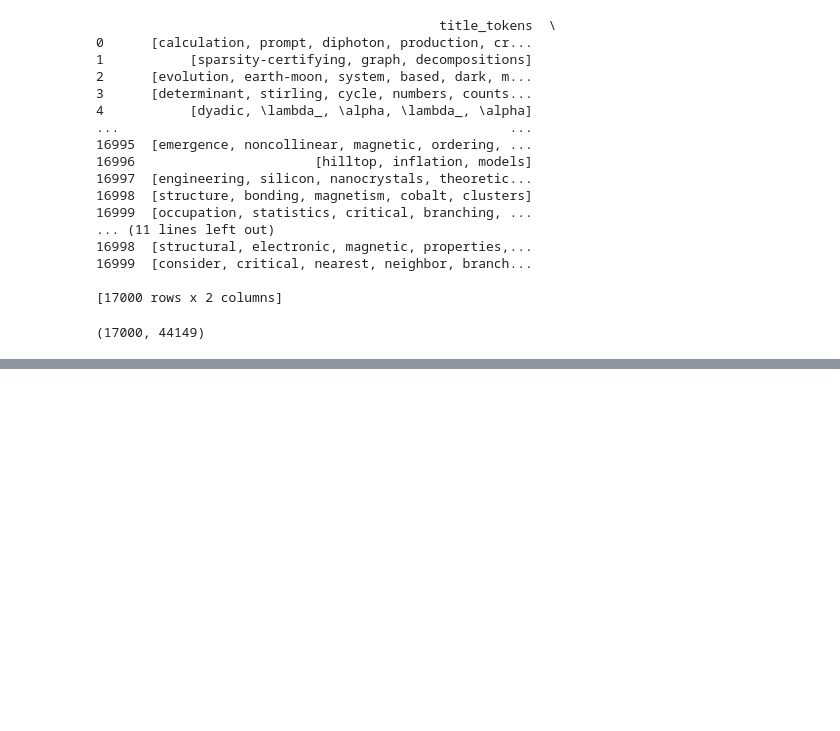
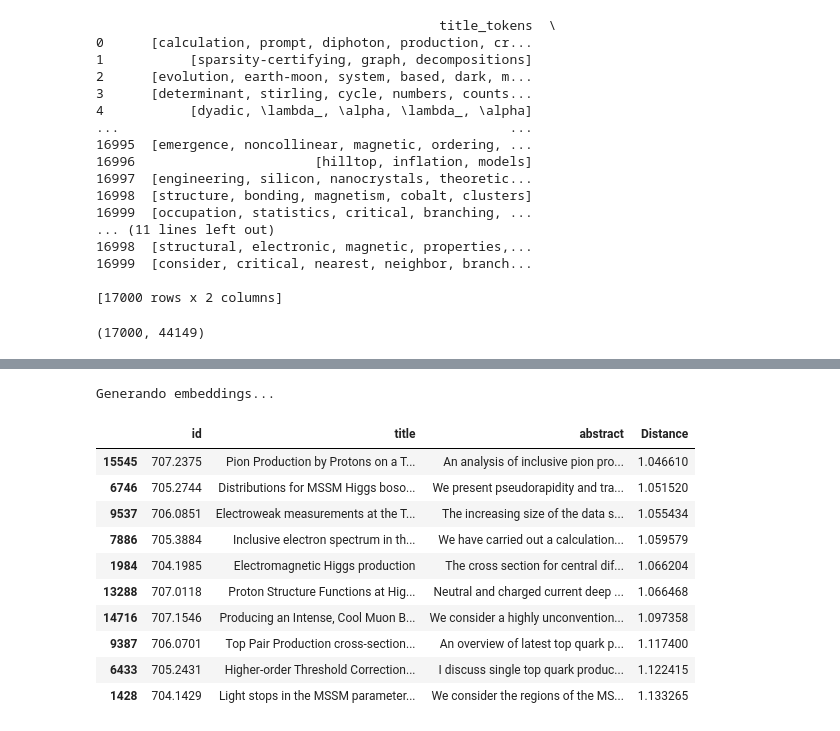
Before and after one commit to dsuquillo/ir25a, a Jupyter notebook: exercises/examen.ipynb, the cells around one changed output, grey strips where cells are left out. Cells and saved outputs as stored; diff of their text form; code cells hidden in the pictures; blank space fills up the shorter version.

```diff
--- a/exercises/examen.ipynb
+++ b/exercises/examen.ipynb
@@ -167,3 +165,14 @@ import faiss
 import os
 from dotenv import load_dotenv
 from openai import OpenAI
+# %%
+# Create embeddings for the recipes data
+model = SentenceTransformer('all-MiniLM-L6-v2')
+print("Generando embeddings...")
+embeddings = model.encode(data['abstract'].tolist(), convert_to_numpy=True)
+# %% [output]
+Generando embeddings...
+# %%
+# Create index FAISS
+index = faiss.IndexFlatL2(embeddings.shape[1])  # L2 distance
+index.add(embeddings)  # Add embeddings to the index
@@ -169,0 +184,29 @@ from openai import OpenAI
+# %%
+# Search function
+def search_faiss(query, top_k=10):
+    # Create embedding for the query
+    query_embedding = model.encode([query], convert_to_numpy=True)
+
+    # Search in the index
+    distances, indices = index.search(query_embedding, top_k)
+
+    # Get the results from the original data
+    results = data.iloc[indices[0]].copy()
+    results['Distance'] = distances[0]
+
+    return results[['id', 'title', 'abstract', 'Distance']]
+# %%
+# Search function
+search_faiss(query)
+# %% [output]
+|  | id | title | abstract | Distance |
+| 15545 | 707.2375 | Pion Production by Protons on a T... | An analysis of inclusive pion pro... | 1.046610 |
+| 6746 | 705.2744 | Distributions for MSSM Higgs boso... | We present pseudorapidity and tra... | 1.051520 |
+| 9537 | 706.0851 | Electroweak measurements at the T... | The increasing size of the data s... | 1.055434 |
+| 7886 | 705.3884 | Inclusive electron spectrum in th... | We have carried out a calculation... | 1.059579 |
+| 1984 | 704.1985 | Electromagnetic Higgs production | The cross section for central dif... | 1.066204 |
+| 13288 | 707.0118 | Proton Structure Functions at Hig... | Neutral and charged current deep ... | 1.066468 |
+| 14716 | 707.1546 | Producing an Intense, Cool Muon B... | We consider a highly unconvention... | 1.097358 |
+| 9387 | 706.0701 | Top Pair Production cross-section... | An overview of latest top quark p... | 1.117400 |
+| 6433 | 705.2431 | Higher-order Threshold Correction... | I discuss single top quark produc... | 1.122415 |
+| 1428 | 704.1429 | Light stops in the MSSM parameter... | We consider the regions of the MS... | 1.133265 |
```
Also changed, not shown: parts of 12 cells of this notebook.
